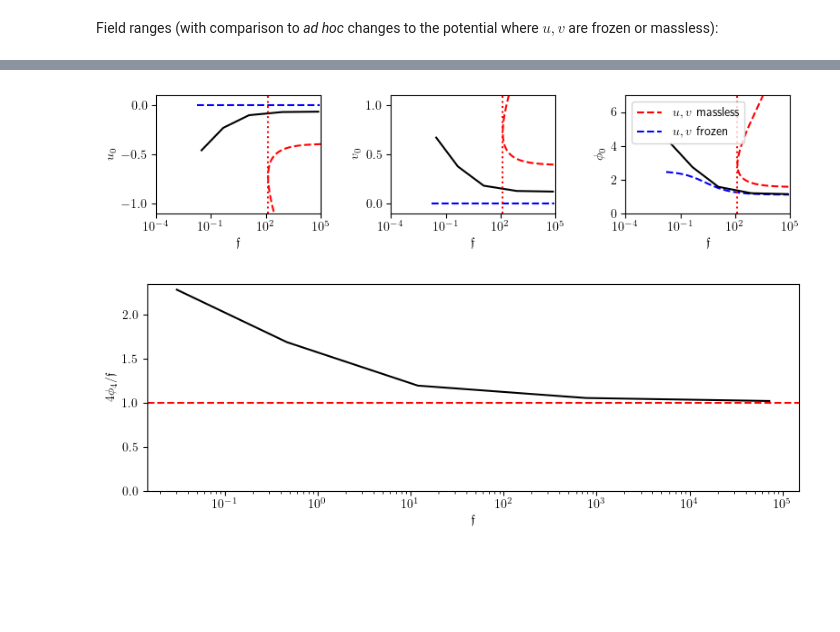
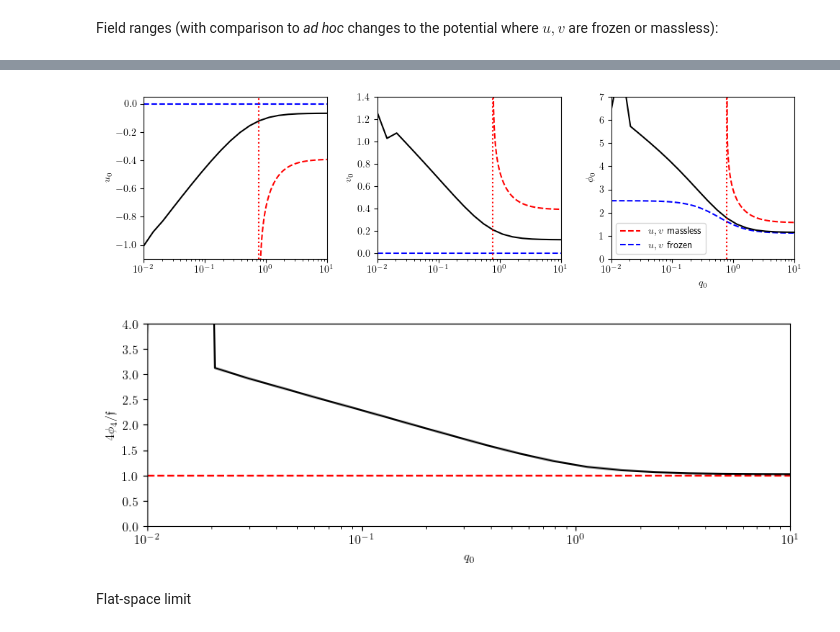
Before and after one commit to gloges/typeII-wormholes, a Jupyter notebook: wormholes.ipynb, the cells around one changed output, grey strips where cells are left out. Drawn from its saved outputs; the diff is of its cells as text; code cells hidden in the pictures; blank space fills up the shorter version.

Commit message:
Reverted to f from w & flat-space limit

```diff
--- a/wormholes.ipynb
+++ b/wormholes.ipynb
@@ -221,11 +276,11 @@ Example profiles upon picking ($u_0,v_0$) by hand (wlg, $\phi_0=0$):
 q0, rmax = 1, 5
 u0, v0 = -0.09, 0.2
 soln = wh.solve_T11(q0, rmax, u0, φ0, 0)
-r, w, u, ud, v, vd, φ, φd, h, f3sqr = soln
+r, f, u, ud, v, vd, φ, φd, h, f3sqr = soln
 
 fig, axes = plt.subplots(1, 4, figsize=(10,2))
 
-axes[0].plot(r, w, 'k')
+axes[0].plot(r, f, 'k')
 axes[1].plot(r, u, 'k')
 axes[2].plot(r, v, 'k')
 axes[3].plot(r, φ, 'k')
@@ -331,7 +388,7 @@ plt.show()
 # %% [markdown]
 Field ranges (with comparison to _ad hoc_ changes to the potential where $u,v$ are frozen or massless):
 # %%
-q0s = np.geomspace(0.1, 10, 5)
+q0s = np.geomspace(0.01, 10, 20)
 
 q0s_ml = np.geomspace(0.7728, q0s[-1], 100)
 data_ml = np.asarray([wh.massless_approx_T11(q0) for q0 in q0s_ml])
@@ -346,15 +403,12 @@ data = []
 for q0 in q0s:
 
     rmax = max(10, 10*q0)
-    soln = wh.wormhole_T11(q0, rmax, xatol=10**-8)
+    soln = wh.wormhole_T11(q0, rmax, xatol=10**-10)
     r, w, u, ud, v, vd, φ, φd, h, f3sqr = soln
 
-    # It happens that u<0 and v,φ>0. Extract also the 1/r^4 coefficient in φ,
-    #   computed two ways, for comparison with the BPS bound
-    data.append([min(u), max(v), max(φ), np.sqrt(f3sqr),
-                 np.mean(r[-10:]**4 * φ[-10:]),
-                 np.mean(r[-10:]**5 * φd[-10:] / (-4))
-                ])
+    # It happens that u<0 and v,φ>0. Extract also the 1/r^4 coefficient in φ
+    #   for comparison with the BPS bound
+    data.append([min(u), max(v), max(φ), np.sqrt(f3sqr), np.mean(r[-10:]**4 * φ[-10:])])
 
-u0s, v0s, φ0s, f3s, φ4s, φ4s_alt = np.asarray(data).T
+u0s, v0s, φ0s, f3s, φ4s = np.asarray(data).T
 # %% [output]
@@ -378,54 +432,56 @@ Performing shooting method for q0 = 0.1 out to r = 10 ...
 # %%
-fig, axes = plt.subplots(1, 3, figsize=(8,2))
+fig, axes = plt.subplots(1, 3, figsize=(10,3), sharex=True)
 
-axes[0].plot(f3s_ml, u0s_ml, '--r')
-axes[0].plot(f3s_fr, u0s_fr, '--b')
-axes[0].plot(f3s, u0s, 'k')
+axes[0].plot(q0s_ml, u0s_ml, '--r')
+axes[0].plot(q0s_fr, u0s_fr, '--b')
+axes[0].plot(q0s, u0s, 'k')
 
-axes[1].plot(f3s_ml, v0s_ml, '--r')
-axes[1].plot(f3s_fr, v0s_fr, '--b')
-axes[1].plot(f3s, v0s, 'k')
+axes[1].plot(q0s_ml, v0s_ml, '--r')
+axes[1].plot(q0s_fr, v0s_fr, '--b')
+axes[1].plot(q0s, v0s, 'k')
 
-axes[2].plot(f3s_ml, φ0s_ml, '--r', label='$u,v$ massless')
-axes[2].plot(f3s_fr, φ0s_fr, '--b', label='$u,v$ frozen')
-axes[2].plot(f3s, φ0s, 'k')
+axes[2].plot(q0s_ml, φ0s_ml, '--r', label='$u,v$ massless')
+axes[2].plot(q0s_fr, φ0s_fr, '--b', label='$u,v$ frozen')
+axes[2].plot(q0s, φ0s, 'k')
 
 for ax, ylab in zip(axes, ['$u_0$', '$v_0$', '$\phi_0$']):
-    ax.axvline(min(f3s_ml), ls=':', c='r')
-    ax.set_xlim(10**-4, 10**5)
-    ax.set_xscale('log')
-    ax.set_xlabel('$\mathfrak{f}$')
+    ax.axvline(q0s_ml[0], ls=':', c='r')
     ax.set_ylabel(ylab)
 
-axes[0].set_ylim(-1.1, 0.1)
-axes[1].set_ylim(-0.1, 1.1)
+plt.xlim(q0s[0], q0s[-1])
+plt.xscale('log')
+plt.xlabel('$q_0$')
+
+axes[0].set_ylim(-1.1, 0.05)
+axes[1].set_ylim(-0.05, 1.4)
 axes[2].set_ylim(0, 7)
 
 axes[2].legend()
 
 plt.tight_layout()
 # plt.subplots_adjust(wspace=0.25)
 # plt.savefig('T11_ranges.png', dpi=300)
 plt.show()
 # %% [output]
-[figure, old version]
+[figure, new version]
 # %%
 fig, ax = plt.subplots(1, 1, figsize=(8,3))
 
 plt.axhline(1, ls='--', c='r')
 
-plt.plot(f3s, 4*φ4s/f3s, 'k')
-# plt.plot(f3s, 4*φ4s_alt/f3s, 'b')
+plt.plot(q0s, 4*φ4s/f3s, 'k')
 
-# plt.xlim(10**-3.75, 10**4.5)
-plt.ylim(0)
+plt.xlim(q0s[0], q0s[-1])
+plt.xscale('log')
+plt.xlabel('$q_0$')
 
-plt.xscale('log')
-plt.xlabel('$\mathfrak{f}$')
+plt.ylim(0, 4)
 plt.ylabel('$4\phi_4/\mathfrak{f}$')
 
 plt.tight_layout()
 # plt.savefig('T11_BPS.png', dpi=300)
 plt.show()
 # %% [output]
-[figure, old version]
+[figure, new version]
+# %% [markdown]
+Flat-space limit
```
Also changed, not shown: parts of 15 cells of this notebook, 7 other files.
